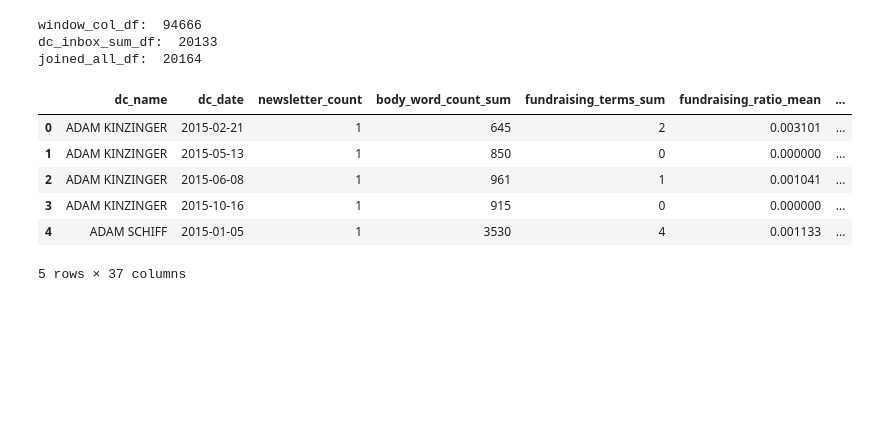
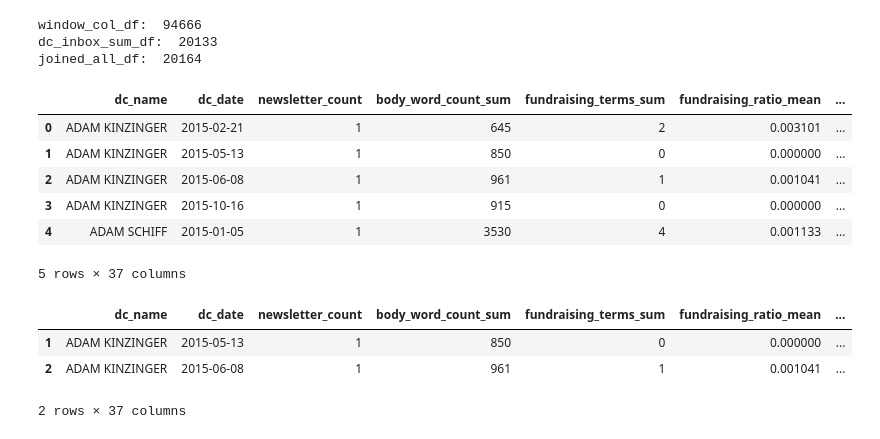
Before and after one commit to marobinette/cfd-project-ds1, a Jupyter notebook: notebooks/Matched_Politicians_Dataset_Creation.ipynb, the cells around one changed output. Saved outputs shown, nothing was run; the diff lists cells and outputs as text; code cells hidden in the pictures; blank space fills up the shorter version.

```diff
--- a/notebooks/Matched_Politicians_Dataset_Creation.ipynb
+++ b/notebooks/Matched_Politicians_Dataset_Creation.ipynb
@@ -635,3 +679,17 @@ joined_all_df:  20164
 | 3 | ADAM KINZINGER | 2015-10-16 | 1 | 915 | 0 | 0.000000 | ... |
 | 4 | ADAM SCHIFF | 2015-01-05 | 1 | 3530 | 4 | 0.001133 | ... |
 5 rows × 37 columns
+# %%
+# QC for specific Congresspeople
+
+joined_all_qc_df = joined_all_df[joined_all_df["dc_name"] == "ADAM KINZINGER"]
+joined_all_qc_df = joined_all_qc_df[
+    pd.to_numeric(joined_all_qc_df["month_daily_amount_score"], errors="coerce") > 0
+]
+
+joined_all_qc_df.head()
+# %% [output]
+|  | dc_name | dc_date | newsletter_count | body_word_count_sum | fundraising_terms_sum | fundraising_ratio_mean | ... |
+| 1 | ADAM KINZINGER | 2015-05-13 | 1 | 850 | 0 | 0.000000 | ... |
+| 2 | ADAM KINZINGER | 2015-06-08 | 1 | 961 | 1 | 0.001041 | ... |
+2 rows × 37 columns
```
Also changed, not shown: parts of 6 cells of this notebook.
